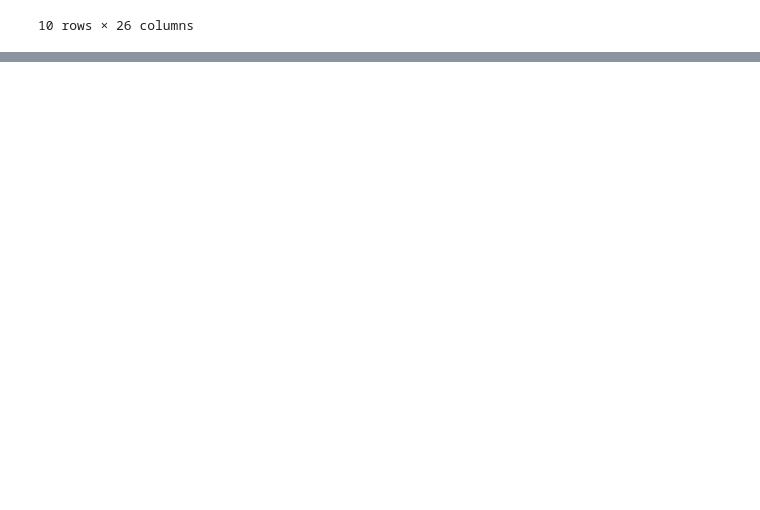
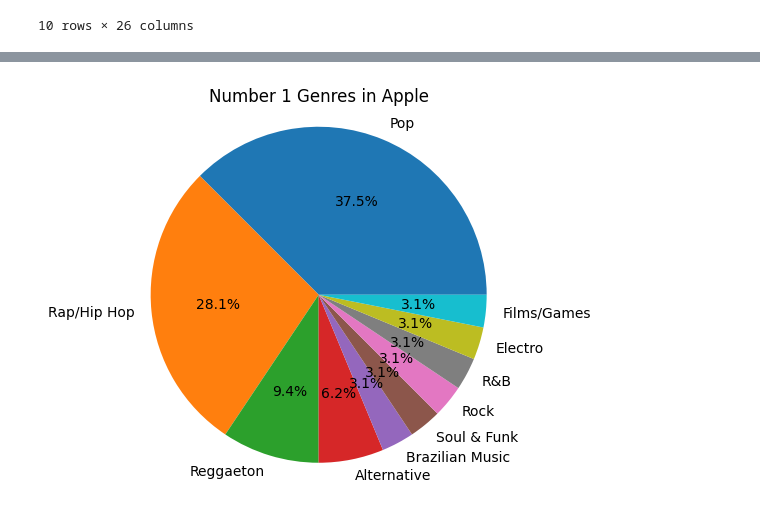
Before and after one commit to alaa-aleryani/Project_1, a Jupyter notebook: music.ipynb, the cells around one changed output, grey strips where cells are left out. Drawn from its saved outputs; the diff is of its cells as text; code cells hidden in the pictures; blank space fills up the shorter version.

```diff
--- a/music.ipynb
+++ b/music.ipynb
@@ -253,0 +307,3 @@ music_prior_df.head(10)
+# %%
+no1_apple=music_df.loc[music_df["in_apple_charts"]==1]
+no1_apple.head()
@@ -253,0 +318,9 @@ music_prior_df.head(10)
+# %%
+## Make a pie graph for no 1 apple music genre
+no1_apple_genre= no1_apple["Deezer Genre"].value_counts()
+plt.pie(no1_apple_genre, labels=no1_apple_genre.index, autopct='%1.1f%%')
+plt.axis("equal")
+plt.title("Number 1 Genres in Apple")
+plt.show()
+# %% [output]
+[figure, added]
```
Also changed, not shown: parts of 16 cells of this notebook.
